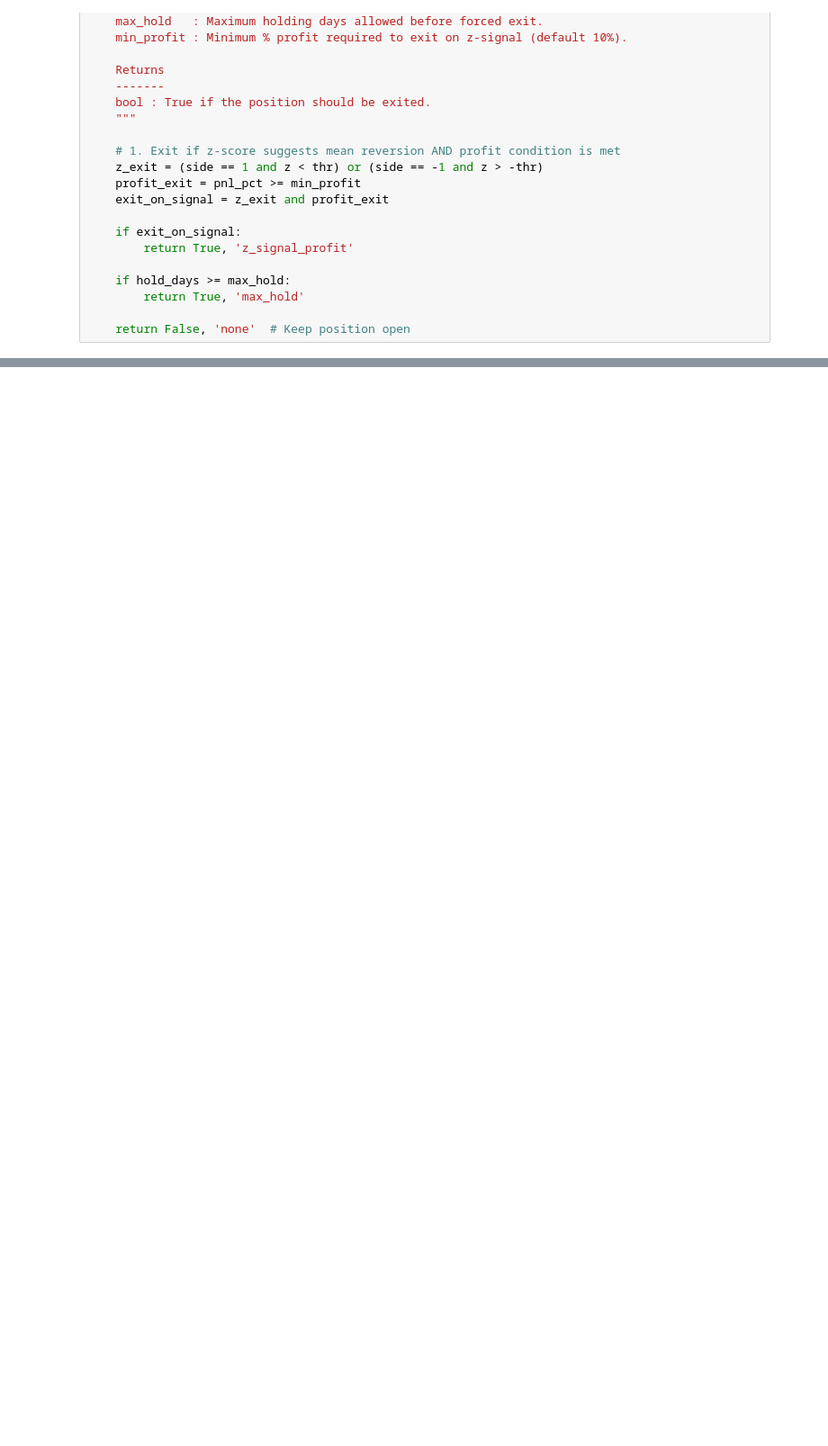
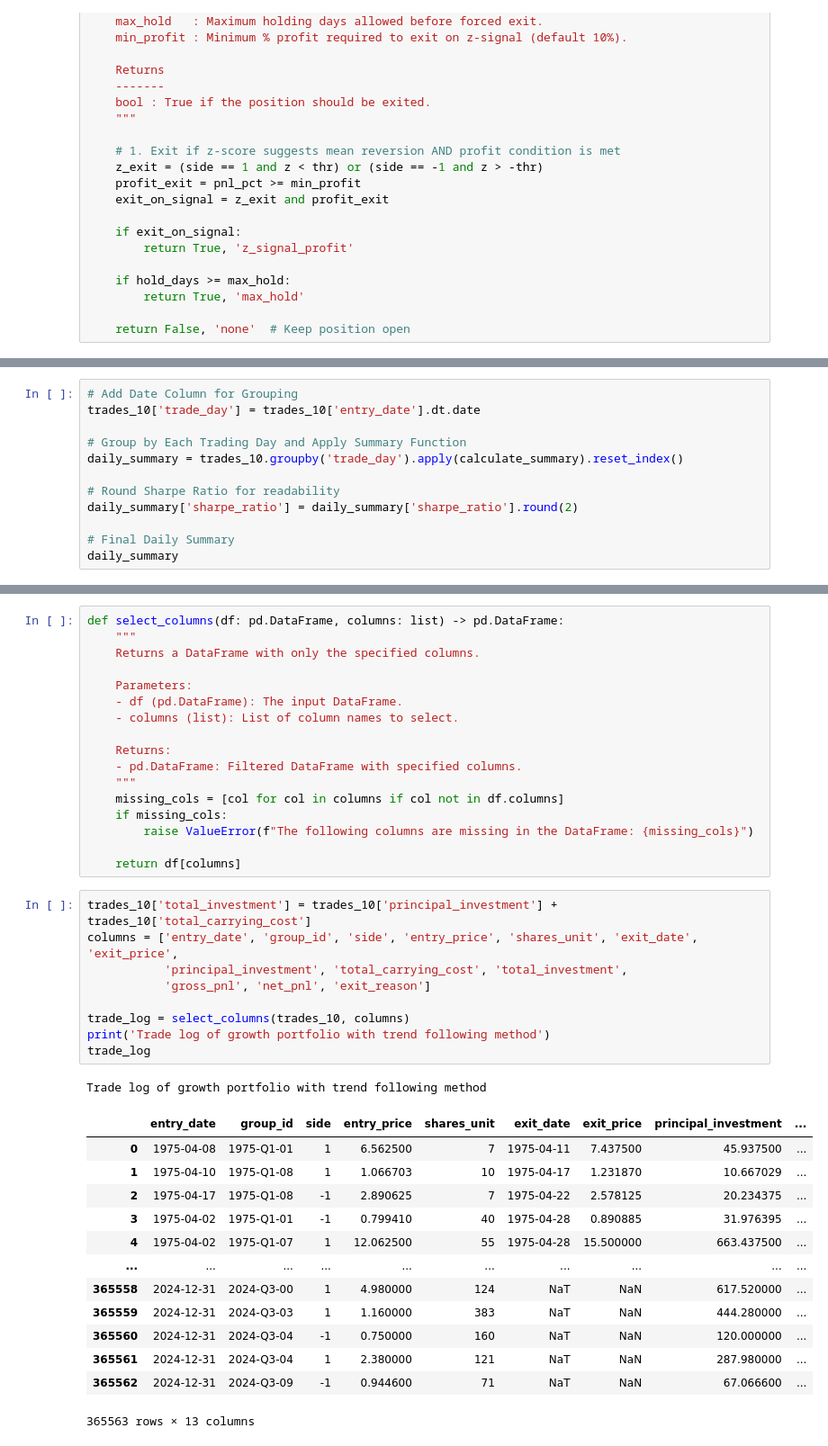
Before and after one commit to komalniraula/ml-quant-eval, a Jupyter notebook: trend_following_backtest.ipynb, the cells around one changed output, grey strips where cells are left out. Shown at 90% size. Saved outputs shown, nothing was run; the diff lists cells and outputs as text; blank space fills up the shorter version.

Commit message:
proper file names

```diff
--- a/trend_following_backtest.ipynb
+++ b/trend_following_backtest.ipynb
@@ -603,0 +659,12 @@ summary_table
+# %%
+# Add Date Column for Grouping
+trades_10['trade_day'] = trades_10['entry_date'].dt.date
+
+# Group by Each Trading Day and Apply Summary Function
+daily_summary = trades_10.groupby('trade_day').apply(calculate_summary).reset_index()
+
+# Round Sharpe Ratio for readability
+daily_summary['sharpe_ratio'] = daily_summary['sharpe_ratio'].round(2)
+
+# Final Daily Summary
+daily_summary
@@ -603,0 +695,41 @@ summary_table
+# %%
+def select_columns(df: pd.DataFrame, columns: list) -> pd.DataFrame:
+    """
+    Returns a DataFrame with only the specified columns.
+
+    Parameters:
+    - df (pd.DataFrame): The input DataFrame.
+    - columns (list): List of column names to select.
+
+    Returns:
+    - pd.DataFrame: Filtered DataFrame with specified columns.
+    """
+    missing_cols = [col for col in columns if col not in df.columns]
+    if missing_cols:
+        raise ValueError(f"The following columns are missing in the DataFrame: {missing_cols}")
+
+    return df[columns]
+# %%
+trades_10['total_investment'] = trades_10['principal_investment'] + trades_10['total_carrying_cost']
+columns = ['entry_date', 'group_id', 'side', 'entry_price', 'shares_unit', 'exit_date', 'exit_price',
+           'principal_investment', 'total_carrying_cost', 'total_investment',
+           'gross_pnl', 'net_pnl', 'exit_reason']
+
+trade_log = select_columns(trades_10, columns)
+print('Trade log of growth portfolio with trend following method')
+trade_log
+# %% [output]
+Trade log of growth portfolio with trend following method
+|  | entry_date | group_id | side | entry_price | shares_unit | exit_date | exit_price | principal_investment | ... |
+| 0 | 1975-04-08 | 1975-Q1-01 | 1 | 6.562500 | 7 | 1975-04-11 | 7.437500 | 45.937500 | ... |
+| 1 | 1975-04-10 | 1975-Q1-08 | 1 | 1.066703 | 10 | 1975-04-17 | 1.231870 | 10.667029 | ... |
+| 2 | 1975-04-17 | 1975-Q1-08 | -1 | 2.890625 | 7 | 1975-04-22 | 2.578125 | 20.234375 | ... |
+| 3 | 1975-04-02 | 1975-Q1-01 | -1 | 0.799410 | 40 | 1975-04-28 | 0.890885 | 31.976395 | ... |
+| 4 | 1975-04-02 | 1975-Q1-07 | 1 | 12.062500 | 55 | 1975-04-28 | 15.500000 | 663.437500 | ... |
+| ... | ... | ... | ... | ... | ... | ... | ... | ... | ... |
+| 365558 | 2024-12-31 | 2024-Q3-00 | 1 | 4.980000 | 124 | NaT | NaN | 617.520000 | ... |
+| 365559 | 2024-12-31 | 2024-Q3-03 | 1 | 1.160000 | 383 | NaT | NaN | 444.280000 | ... |
+| 365560 | 2024-12-31 | 2024-Q3-04 | -1 | 0.750000 | 160 | NaT | NaN | 120.000000 | ... |
+| 365561 | 2024-12-31 | 2024-Q3-04 | 1 | 2.380000 | 121 | NaT | NaN | 287.980000 | ... |
+| 365562 | 2024-12-31 | 2024-Q3-09 | -1 | 0.944600 | 71 | NaT | NaN | 67.066600 | ... |
+365563 rows × 13 columns
```
Also changed, not shown: parts of 16 cells of this notebook, 1 other file.
